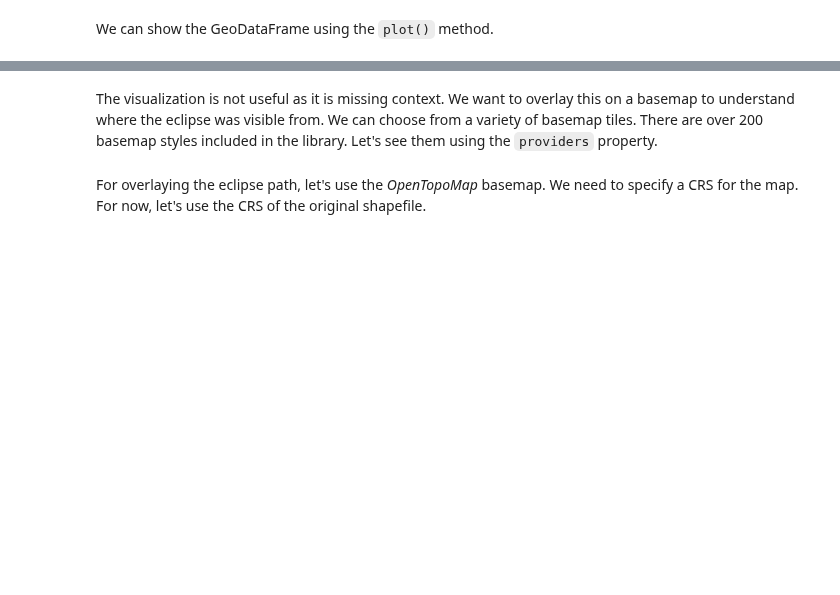
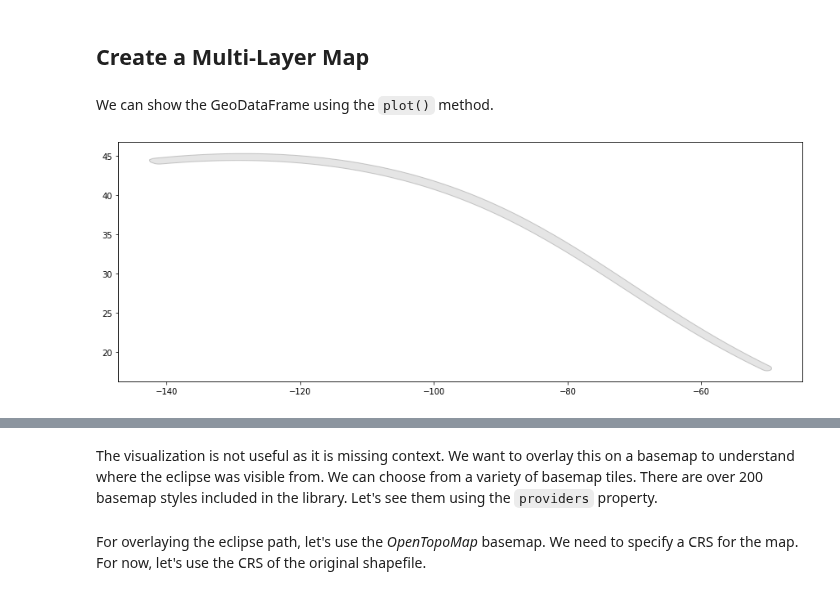
Before and after one commit to spatialthoughts/courses, a Jupyter notebook: code/python_dataviz/04_using_basemaps.ipynb, the cells around one changed output, grey strips where cells are left out. Saved outputs shown, nothing was run; the diff lists cells and outputs as text; code cells hidden in the pictures; blank space fills up the shorter version.

```diff
--- a/code/python_dataviz/04_using_basemaps.ipynb
+++ b/code/python_dataviz/04_using_basemaps.ipynb
@@ -13 +22,26 @@ import os
 import matplotlib.pyplot as plt
+# %%
+data_folder = 'data'
+output_folder = 'output'
+
+if not os.path.exists(data_folder):
+    os.mkdir(data_folder)
+if not os.path.exists(output_folder):
+    os.mkdir(output_folder)
+# %%
+def download(url):
+    filename = os.path.join(data_folder, os.path.basename(url))
+    if not os.path.exists(filename):
+        from urllib.request import urlretrieve
+        local, _ = urlretrieve(url, filename)
+        print('Downloaded ' + local)
+
+path_shapefile = 'upath17'
+umbra_shapefile = 'umbra17'
+shapefile_exts = ['.shp', '.shx', '.dbf', '.prj']
+data_url = 'https://github.com/spatialthoughts/python-dataviz-web/raw/main/data/eclipse/'
+
+for shapefile in [path_shapefile, umbra_shapefile]:
+  for ext in shapefile_exts:
+    url = data_url + shapefile + ext
+    download(url)
@@ -14,5 +50,4 @@ import matplotlib.pyplot as plt
 # %%
-data_pkg_path = 'data'
-folder = 'eclipse'
-upath_file = os.path.join(data_pkg_path, folder, 'upath17.shp')
-path_gdf = gpd.read_file(upath_file)
+path_shapefile_path = os.path.join(data_folder, path_shapefile + '.shp')
+path_gdf = gpd.read_file(path_shapefile_path)
+path_gdf
@@ -19,7 +68,11 @@ path_gdf = gpd.read_file(upath_file)
+# %% [markdown]
+## Create a Multi-Layer Map
 # %% [markdown]
 We can show the GeoDataFrame using the `plot()` method.
 # %%
 fig, ax = plt.subplots(1, 1)
 fig.set_size_inches(15,7)
-path_gdf.plot(ax=ax)
+path_gdf.plot(ax=ax, facecolor='#cccccc', edgecolor='#969696', alpha=0.5)
 plt.show()
+# %% [output]
+[figure, added]
```
Also changed, not shown: parts of 15 cells of this notebook.
